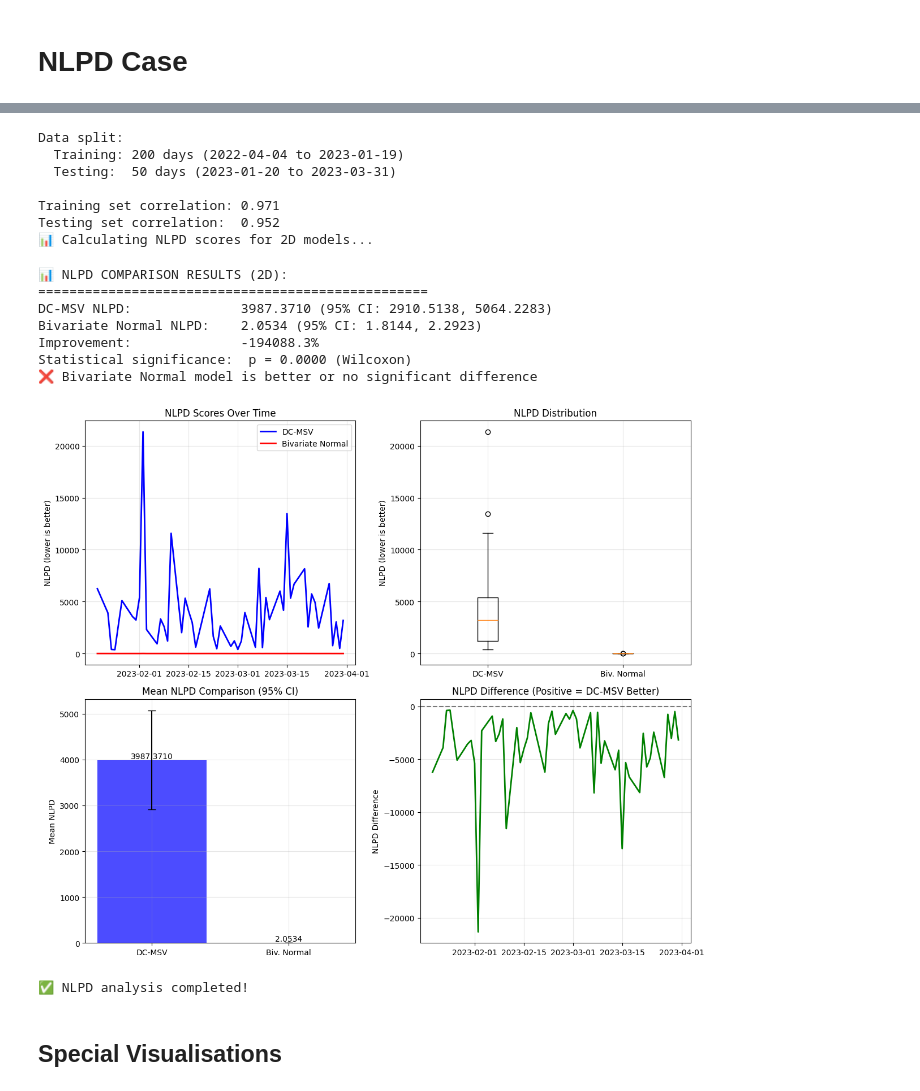
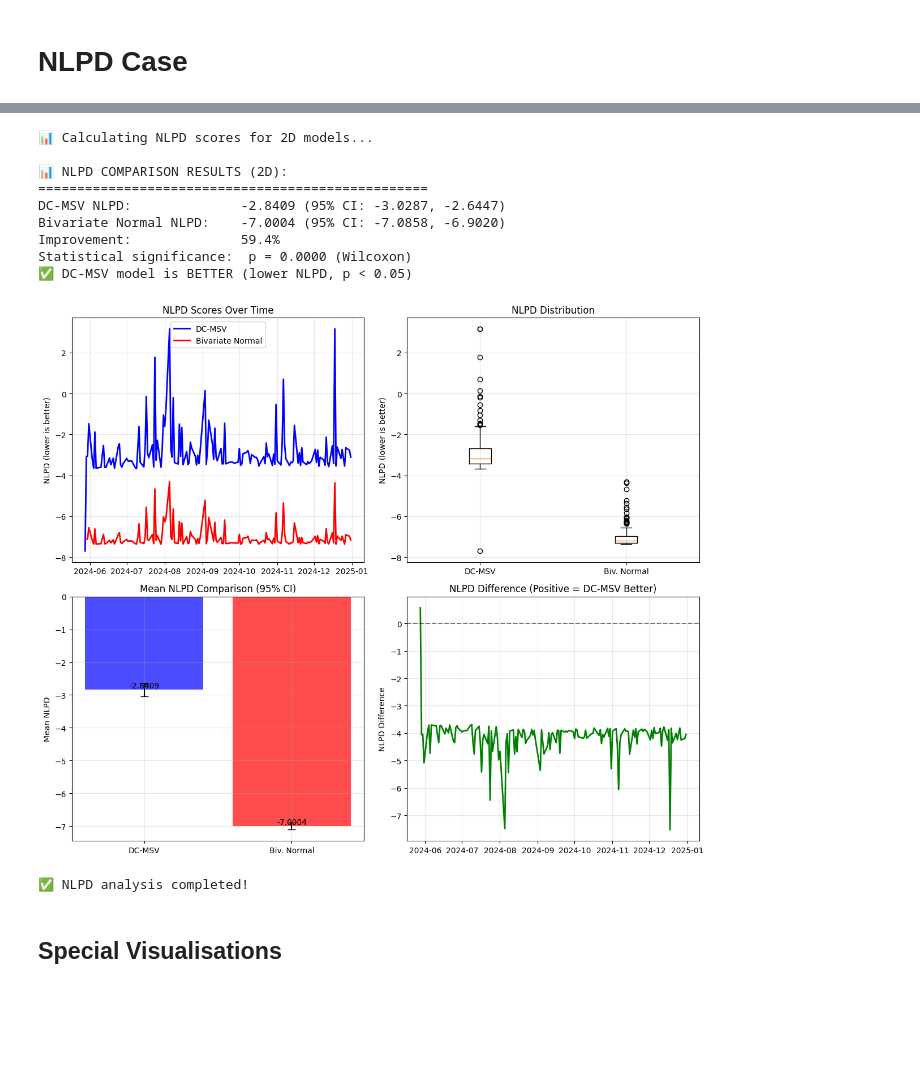
Before and after one commit to designed7000/UCL-Research-Project, a Jupyter notebook: week 2/2d_pipeline.ipynb, the cells around one changed output, grey strips where cells are left out. Cells and saved outputs as stored; diff of their text form; code cells hidden in the pictures; blank space fills up the shorter version.

```diff
--- a/week 2/2d_pipeline.ipynb
+++ b/week 2/2d_pipeline.ipynb
@@ -1081,32 +1216,23 @@ def compare_nlpd_scores_2d(dc_msv_nlpd, baseline_nlpd, test_df):
 # %%
-# Example usage with split_data_2d output
-# Assuming returns_df, returns_array, and numpyro_estimation_dc_msv_optimized are defined
-# Split data
-train_df, test_df, train_array, test_array = split_data_2d(returns_df, returns_array, train_ratio=0.8)
-
-# Calculate NLPD
+# Example usage
+# Assuming previous definitions: train_array_decimal, test_array_decimal, baseline_model, results['samples']
 print("📊 Calculating NLPD scores for 2D models...")
-baseline_nlpd = calculate_nlpd_2d(test_array, 'bivariate_normal')
-dc_msv_nlpd = calculate_nlpd_2d(test_array, 'dc_msv', results['estimates'], results['samples'])
+baseline_nlpd = calculate_nlpd_2d(test_array_decimal, 'bivariate_normal', baseline_model=baseline_model)
+dc_msv_nlpd = calculate_nlpd_2d(test_array_decimal, 'dc_msv', mcmc_samples=results['samples'])
 nlpd_comparison_2d = compare_nlpd_scores_2d(dc_msv_nlpd, baseline_nlpd, test_df)
 print(f"\n✅ NLPD analysis completed!")
 # %% [output]
-Data split:
-  Training: 200 days (2022-04-04 to 2023-01-19)
-  Testing:  50 days (2023-01-20 to 2023-03-31)
+📊 Calculating NLPD scores for 2D models...
 
-Training set correlation: 0.971
-Testing set correlation:  0.952
-📊 Calculating NLPD scores for 2D models...
+📊 NLPD COMPARISON RESULTS (2D):
+==================================================
+DC-MSV NLPD:              -2.8409 (95% CI: -3.0287, -2.6447)
+Bivariate Normal NLPD:    -7.0004 (95% CI: -7.0858, -6.9020)
+Improvement:              59.4%
+Statistical significance:  p = 0.0000 (Wilcoxon)
+✅ DC-MSV model is BETTER (lower NLPD, p < 0.05)
+[figure, new version]
-📊 NLPD COMPARISON RESULTS (2D):
-==================================================
-DC-MSV NLPD:              3987.3710 (95% CI: 2910.5138, 5064.2283)
-Bivariate Normal NLPD:    2.0534 (95% CI: 1.8144, 2.2923)
-Improvement:              -194088.3%
-Statistical significance:  p = 0.0000 (Wilcoxon)
-❌ Bivariate Normal model is better or no significant difference
+✅ NLPD analysis completed!
-[figure, old version]
-✅ NLPD analysis completed!
 # %% [markdown]
 ## Special Visualisations
 # %%
```
Also changed, not shown: parts of 19 cells of this notebook, 1 other file.
